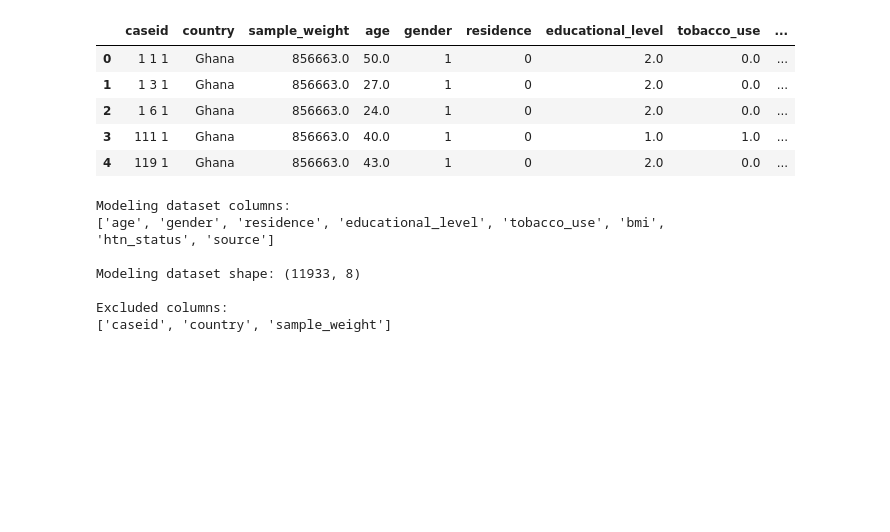
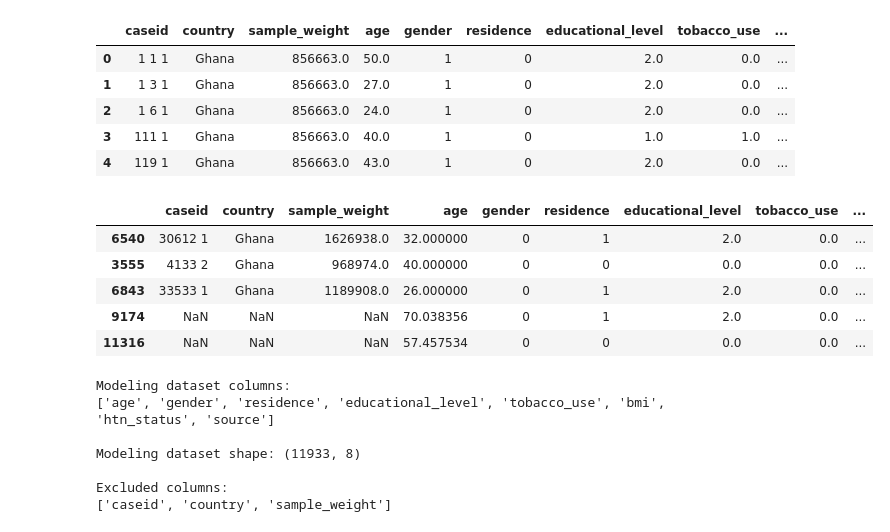
Before and after one commit to Phawazz/HyperSense, a Jupyter notebook: HyperSense v1.2/02_regional_adaptatbility.ipynb, the cells around one changed output. Saved outputs shown, nothing was run; the diff lists cells and outputs as text; code cells hidden in the pictures; blank space fills up the shorter version.

Commit message:
Complete Stage 2 regional adaptation and pooled model evaluation

```diff
--- a/HyperSense v1.2/02_regional_adaptatbility.ipynb
+++ b/HyperSense v1.2/02_regional_adaptatbility.ipynb
@@ -274,6 +276,16 @@ pooled.head()
 | 2 | 1 6 1 | Ghana | 856663.0 | 24.0 | 1 | 0 | 2.0 | 0.0 | ... |
 | 3 | 111 1 | Ghana | 856663.0 | 40.0 | 1 | 0 | 1.0 | 1.0 | ... |
 | 4 | 119 1 | Ghana | 856663.0 | 43.0 | 1 | 0 | 2.0 | 0.0 | ... |
+# %%
+# Take a random look?
+pooled.sample(n=5, random_state=99)
+# %% [output]
+|  | caseid | country | sample_weight | age | gender | residence | educational_level | tobacco_use | ... |
+| 6540 | 30612 1 | Ghana | 1626938.0 | 32.000000 | 0 | 1 | 2.0 | 0.0 | ... |
+| 3555 | 4133 2 | Ghana | 968974.0 | 40.000000 | 0 | 0 | 0.0 | 0.0 | ... |
+| 6843 | 33533 1 | Ghana | 1189908.0 | 26.000000 | 0 | 1 | 2.0 | 0.0 | ... |
+| 9174 | NaN | NaN | NaN | 70.038356 | 0 | 1 | 2.0 | 0.0 | ... |
+| 11316 | NaN | NaN | NaN | 57.457534 | 0 | 0 | 0.0 | 0.0 | ... |
 # %%
 # Retain only the locked features, outcome, and source indicator from 'pooled'
 
```
Also changed, not shown: parts of 16 cells of this notebook.
